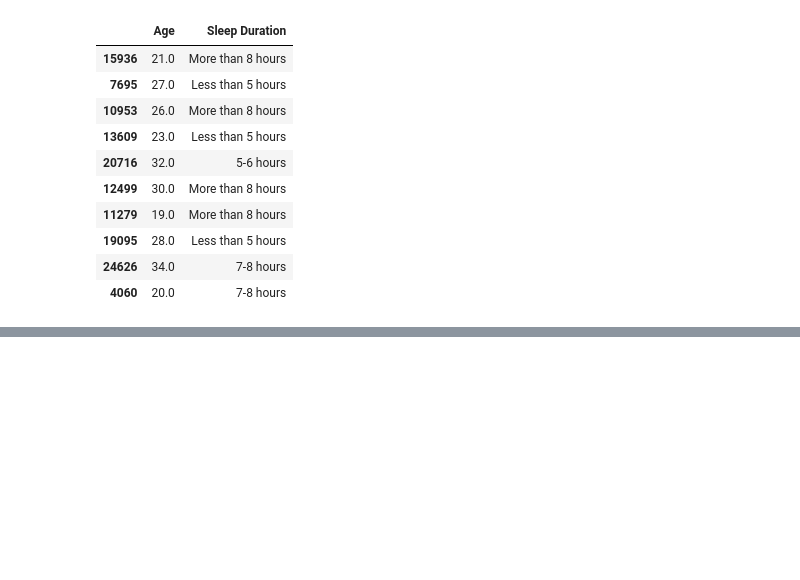
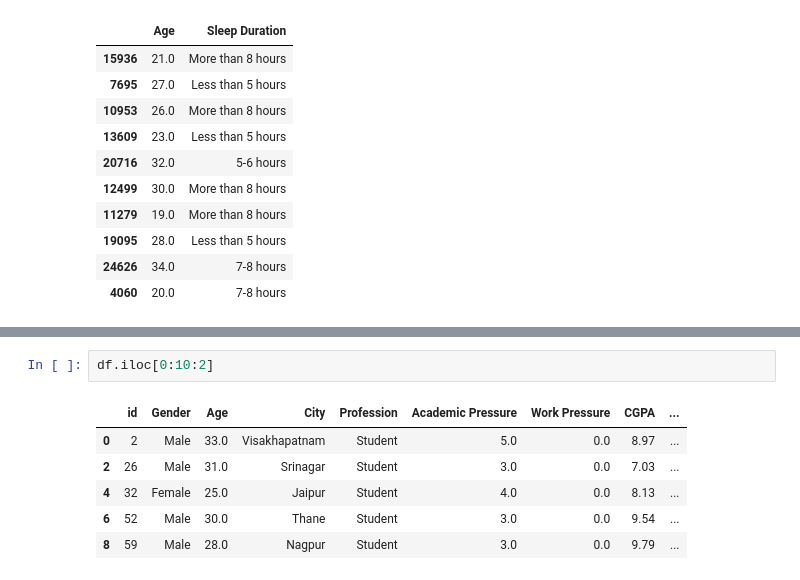
Before and after one commit to lalitkrchoudhary/gen_ai, a Jupyter notebook: o.ipynb, the cells around one changed output, grey strips where cells are left out. Drawn from its saved outputs; the diff is of its cells as text; blank space fills up the shorter version.

```diff
--- a/o.ipynb
+++ b/o.ipynb
@@ -285,0 +326,9 @@ store.sample(10)
+# %%
+df.iloc[0:10:2]
+# %% [output]
+|  | id | Gender | Age | City | Profession | Academic Pressure | Work Pressure | CGPA | ... |
+| 0 | 2 | Male | 33.0 | Visakhapatnam | Student | 5.0 | 0.0 | 8.97 | ... |
+| 2 | 26 | Male | 31.0 | Srinagar | Student | 3.0 | 0.0 | 7.03 | ... |
+| 4 | 32 | Female | 25.0 | Jaipur | Student | 4.0 | 0.0 | 8.13 | ... |
+| 6 | 52 | Male | 30.0 | Thane | Student | 3.0 | 0.0 | 9.54 | ... |
+| 8 | 59 | Male | 28.0 | Nagpur | Student | 3.0 | 0.0 | 9.79 | ... |
```
Also changed, not shown: parts of 5 cells of this notebook.
